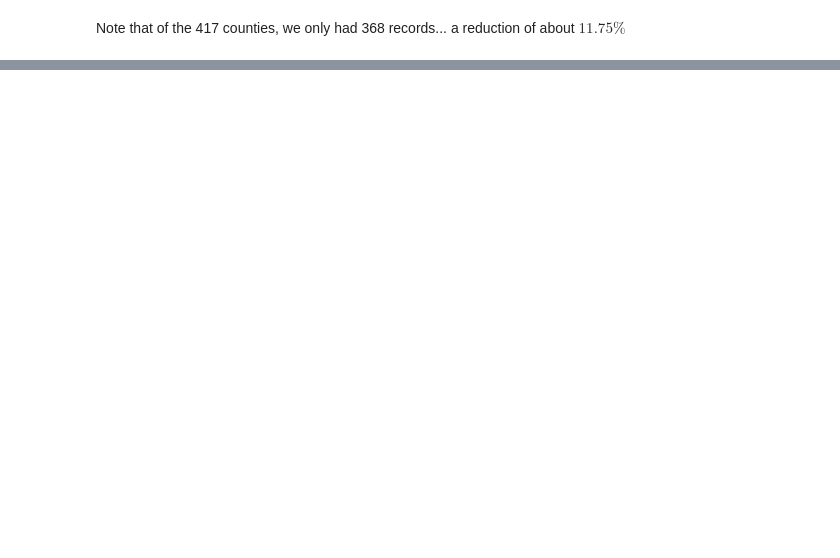
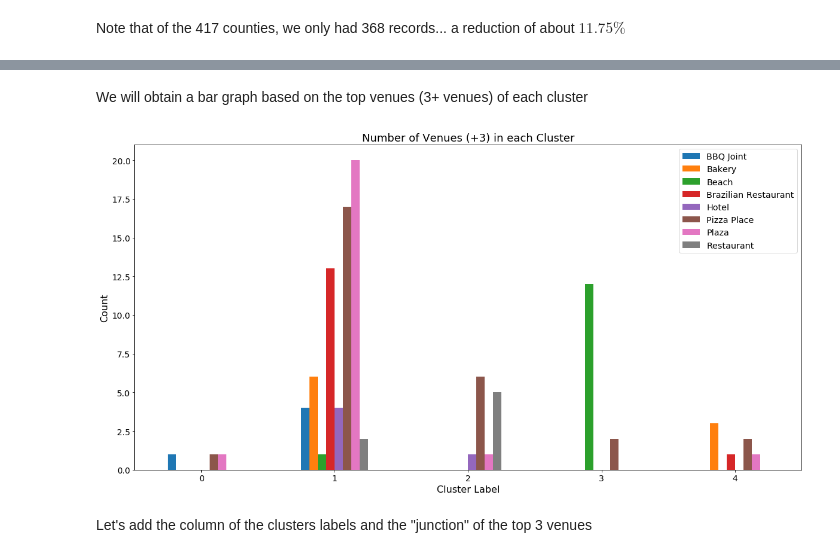
Before and after one commit to damarals/Coursera_Capstone, a Jupyter notebook: Capstone Project - The Battle of Neighborhoods.ipynb, the cells around one changed output, grey strips where cells are left out. Saved outputs shown, nothing was run; the diff lists cells and outputs as text; code cells hidden in the pictures; blank space fills up the shorter version.

```diff
--- a/Capstone Project - The Battle of Neighborhoods.ipynb
+++ b/Capstone Project - The Battle of Neighborhoods.ipynb
@@ -247,0 +438,6 @@ There are 251 uniques categories.
+# %%
+# run k-means clustering
+kmodesModel = KMeans(n_clusters = 5, random_state = 1).fit(bahia_grouped_clustering)
+
+# check cluster labels generated for each row in the dataframe
+kmodesModel.labels_
@@ -247,0 +454,11 @@ There are 251 uniques categories.
+# %%
+# add clustering labels
+neighborhoods_venues_sorted.insert(0, 'Cluster Labels', kmodesModel.labels_)
+
+bahia_merged = neighborhoods
+
+# merge toronto_grouped with toronto_data to add latitude/longitude for each neighborhood
+bahia_merged = bahia_merged.join(neighborhoods_venues_sorted.set_index('Neighborhood'), on='Neighborhood')
+bahia_merged.dropna(inplace = True)
+
+bahia_merged.head() # check the last columns!
@@ -247,0 +505,19 @@ There are 251 uniques categories.
+# %% [markdown]
+We will obtain a bar graph based on the top venues (3+ venues) of each cluster
+# %%
+bahia_merged['Cluster Labels'] = bahia_merged['Cluster Labels'].astype('int').astype('str')
+# %%
+ba_plot = bahia_merged.groupby(['Cluster Labels'])['1st Most Common Venue'].value_counts().unstack()
+# %%
+ba_plot.loc[:, (ba_plot > 3).any(axis = 0)].plot(kind='bar', figsize=(20,10), fontsize = 14)
+plt.xticks(rotation=0)
+plt.ylabel('Count', fontsize = 16)
+plt.legend(fontsize=20) # using a size in points
+plt.legend(fontsize="x-large") # using a named size
+plt.xlabel('Cluster Label', fontsize = 16)
+plt.title('Number of Venues (+3) in each Cluster', fontsize = 18)
+plt.show()
+# %% [output]
+[figure, added]
+# %% [markdown]
+Let's add the column of the clusters labels and the "junction" of the top 3 venues
```
Also changed, not shown: parts of 49 cells of this notebook.
